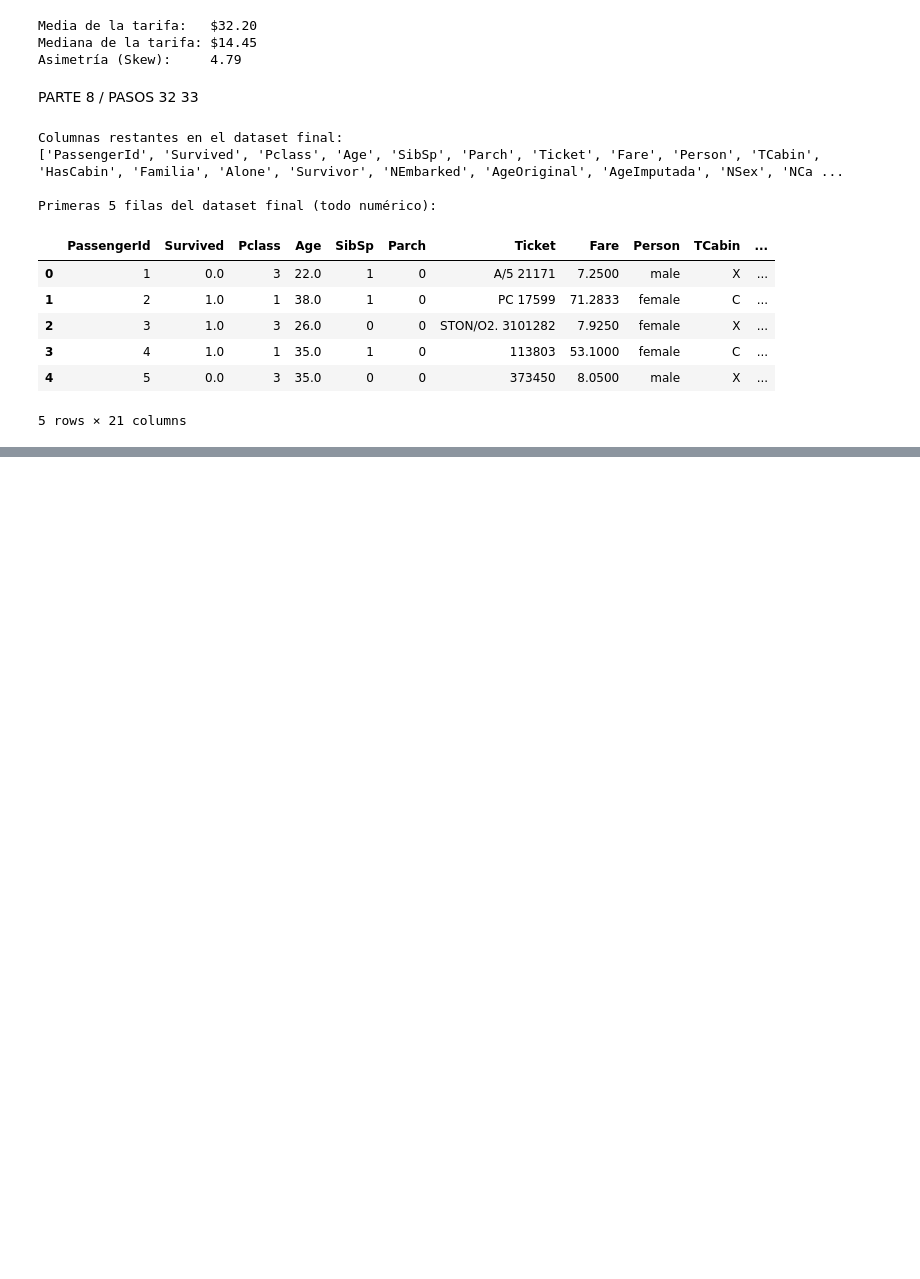
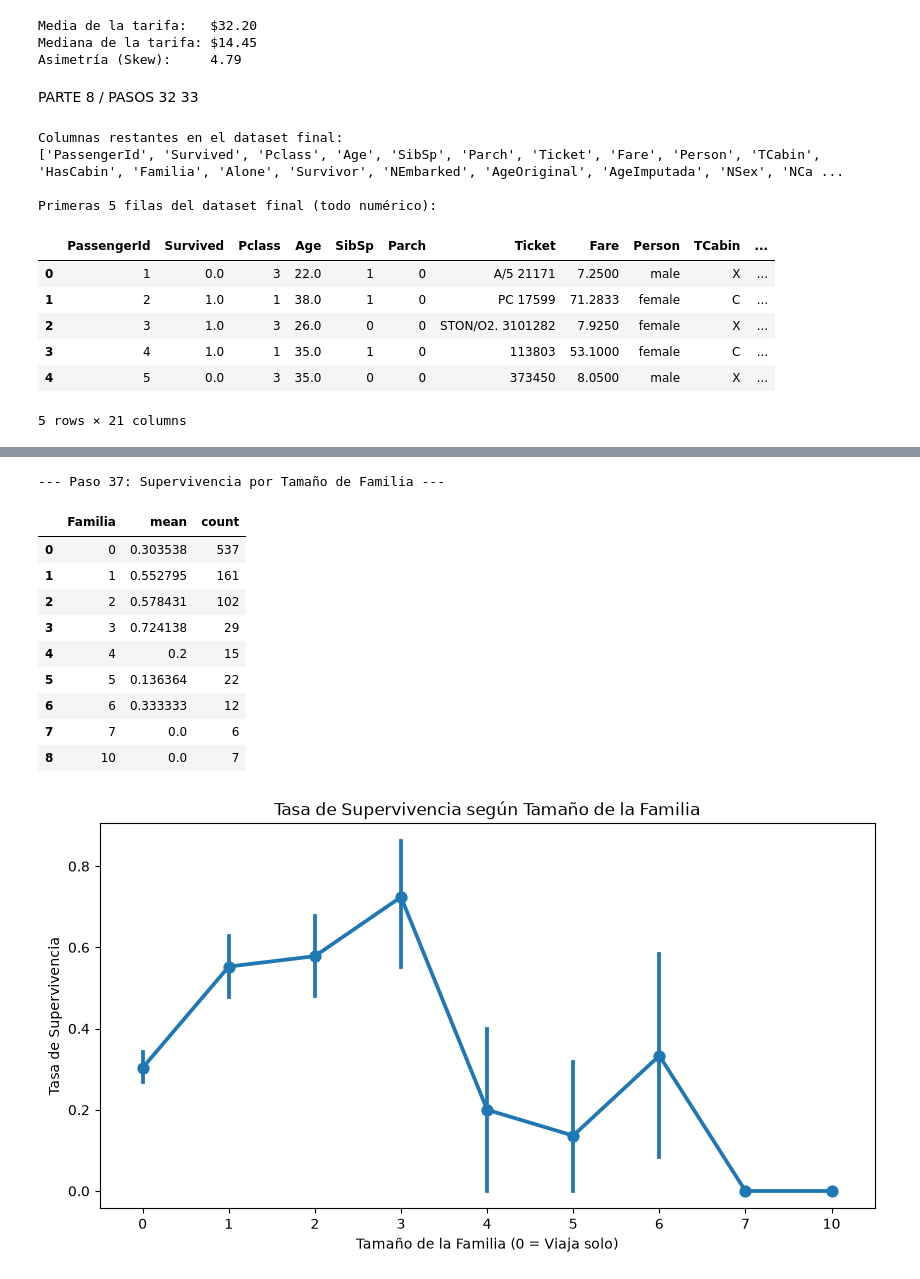
Before and after one commit to LuiscTez/proyecto_ciencia_de_datos, a Jupyter notebook: notebooks/02_exploracion.ipynb, the cells around one changed output, grey strips where cells are left out. Cells and saved outputs as stored; diff of their text form; code cells hidden in the pictures; blank space fills up the shorter version.

```diff
--- a/notebooks/02_exploracion.ipynb
+++ b/notebooks/02_exploracion.ipynb
@@ -950,0 +1011,18 @@ Primeras 5 filas del dataset final (todo numérico):
+# %%
+import pandas as pd
+import matplotlib.pyplot as plt
+import seaborn as sns
+import numpy as np
+
+# Aseguramos que tenemos el df_silver cargado
+df_silver = pd.read_parquet('../data/silver/titanic_silver.parquet')
+
+# --- PASO 36: Tarifa y supervivencia dentro de cada clase ---
+# 1. Calculamos los cuartiles de la tarifa DENTRO de cada clase
+df_silver['FareQ'] = df_silver.groupby('Pclass')['Fare'].transform(
+    lambda s: pd.qcut(s, 4, labels=False, duplicates='drop')
+)
+# 2. Pivot table
+tabla_tarifa_clase = df_silver.pivot_table(values='Survived', index='FareQ', columns='Pclass', aggfunc='mean')
+print("--- Paso 36: Tasa de supervivencia por Cuartil de Tarifa dentro de cada Clase ---")
+display(tabla_tarifa_clase.round(3))
@@ -950,0 +1037,26 @@ Primeras 5 filas del dataset final (todo numérico):
+# %%
+# --- PASO 37: Tamaño de la familia ---
+survival_by_family = df_silver.groupby('Familia')['Survived'].agg(['mean', 'count']).reset_index()
+print("\n--- Paso 37: Supervivencia por Tamaño de Familia ---")
+display(survival_by_family)
+
+# Gráfico de puntos
+plt.figure(figsize=(10, 5))
+sns.pointplot(data=df_silver, x='Familia', y='Survived', errorbar=('ci', 95))
+plt.title('Tasa de Supervivencia según Tamaño de la Familia')
+plt.xlabel('Tamaño de la Familia (0 = Viaja solo)')
+plt.ylabel('Tasa de Supervivencia')
+plt.show()
+# %% [output]
+--- Paso 37: Supervivencia por Tamaño de Familia ---
+|  | Familia | mean | count |
+| 0 | 0 | 0.303538 | 537 |
+| 1 | 1 | 0.552795 | 161 |
+| 2 | 2 | 0.578431 | 102 |
+| 3 | 3 | 0.724138 | 29 |
+| 4 | 4 | 0.2 | 15 |
+| 5 | 5 | 0.136364 | 22 |
+| 6 | 6 | 0.333333 | 12 |
+| 7 | 7 | 0.0 | 6 |
+| 8 | 10 | 0.0 | 7 |
+[figure, added]
```
Also changed, not shown: parts of 10 cells of this notebook.
